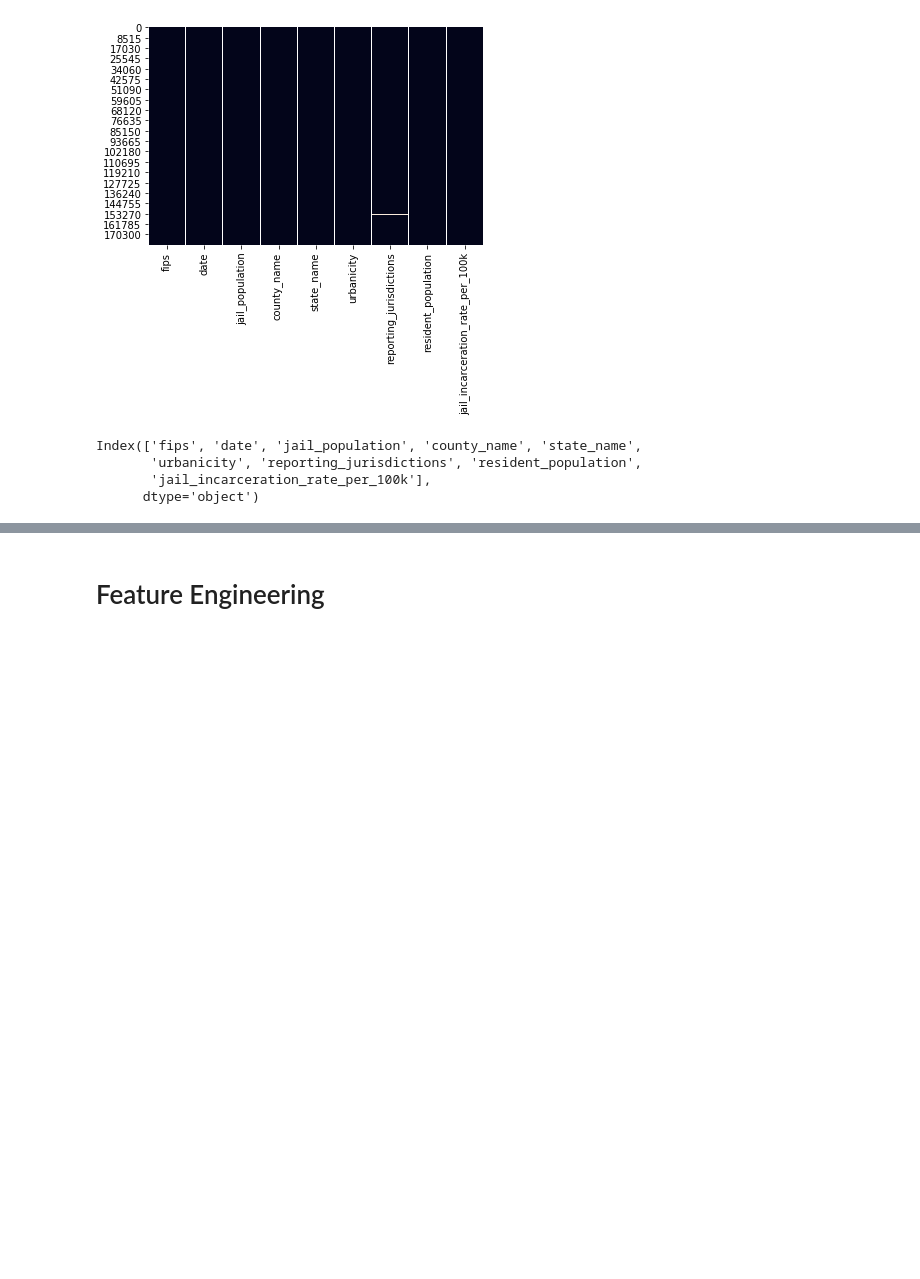
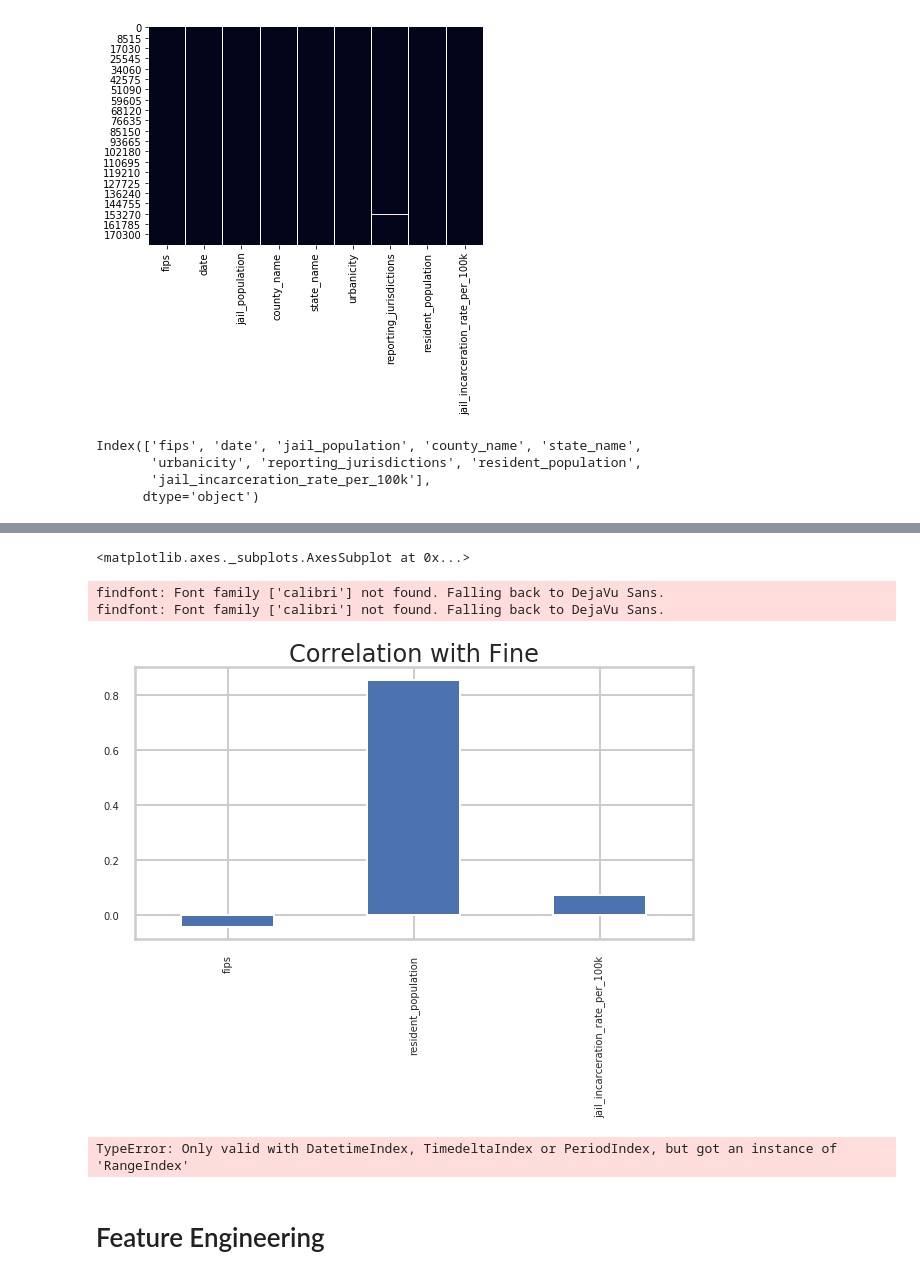
Before and after one commit to meaganlazer/Decarceration_COVID, a Jupyter notebook: Vera_Data_EDA.ipynb, the cells around one changed output, grey strips where cells are left out. Drawn from its saved outputs; the diff is of its cells as text; code cells hidden in the pictures; blank space fills up the shorter version.

```diff
--- a/Vera_Data_EDA.ipynb
+++ b/Vera_Data_EDA.ipynb
@@ -90,0 +91,20 @@ sns.heatmap(corrmat,square=True,annot=True)
+# %%
+X = vera_df.drop(['jail_population'],axis=1)
+y = vera_df['jail_population']
+
+sns.set(style="whitegrid", palette=("deep"),font='calibri')
+sns.set_context("poster")
+
+X.corrwith(vera_df['jail_population']).plot.bar(figsize = (10, 5), title ="Correlation with Fine", fontsize = 10,
+rot = 90, grid = True,)
+# %% [output]
+<matplotlib.axes._subplots.AxesSubplot at 0x...>
+findfont: Font family ['calibri'] not found. Falling back to DejaVu Sans.
+findfont: Font family ['calibri'] not found. Falling back to DejaVu Sans.
+[figure, added]
+# %%
+#Round to the hour
+# vera_df['date'] = vera_df['date'].dt.round('H')
+vera_df.resample('W').sum()
+# %% [output]
+TypeError: Only valid with DatetimeIndex, TimedeltaIndex or PeriodIndex, but got an instance of 'RangeIndex'
```
Also changed, not shown: parts of 3 cells of this notebook, 1 other file.
